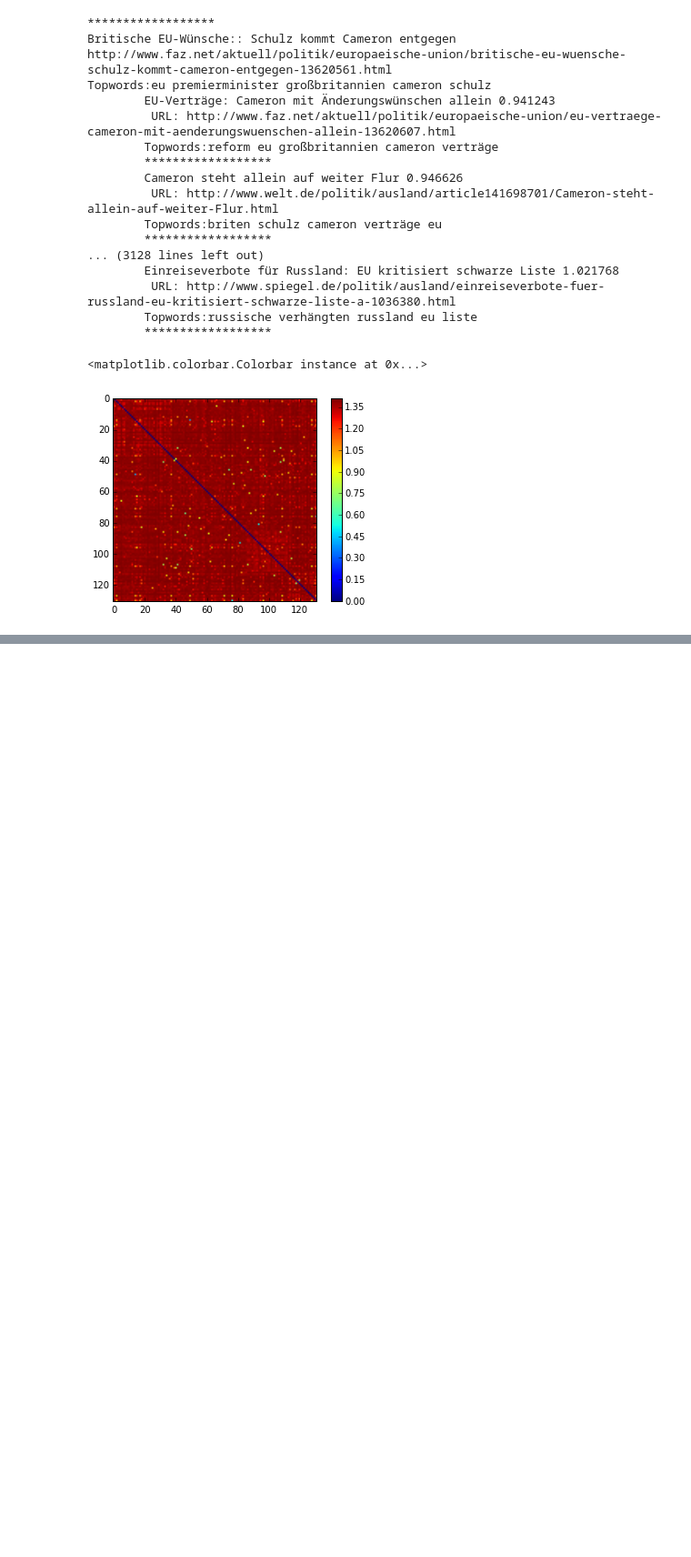
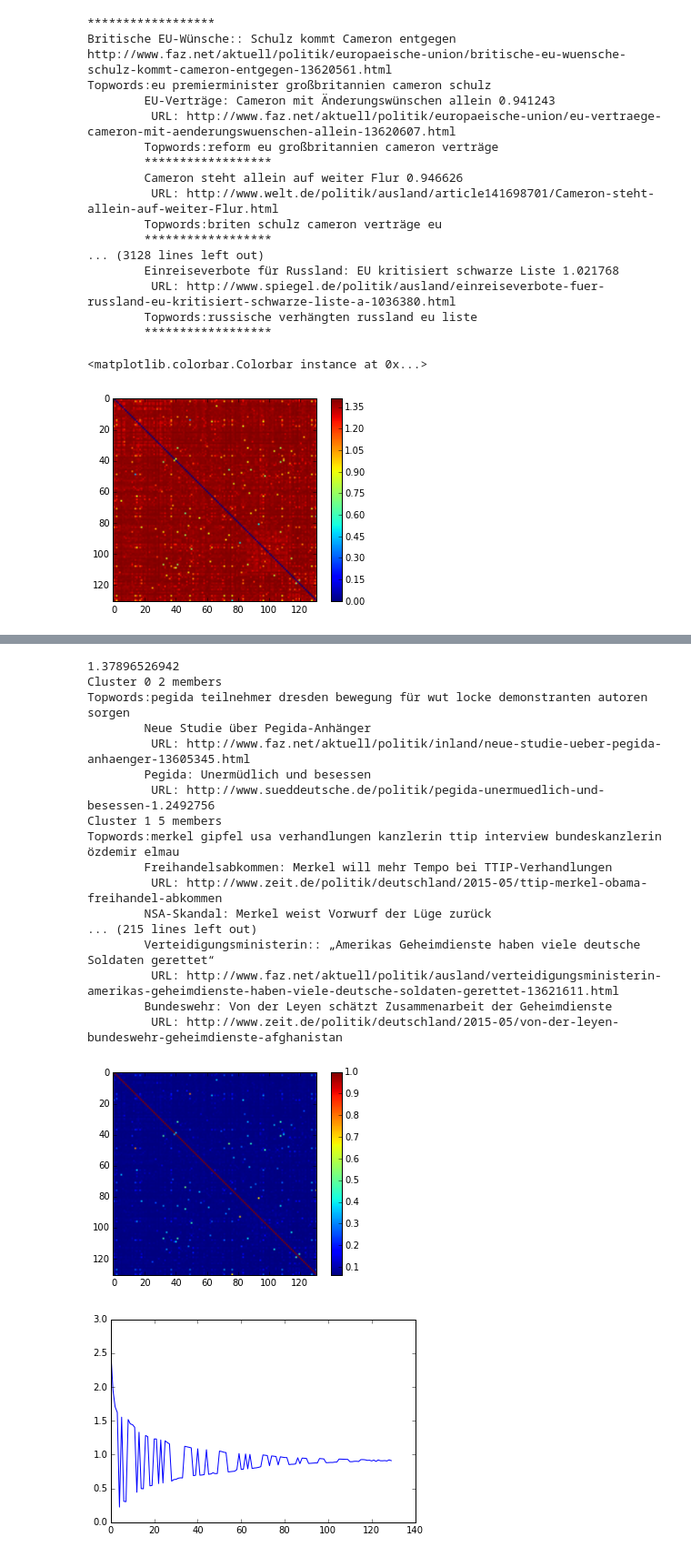
Before and after one commit to kirel/political-affiliation-prediction, a Jupyter notebook: distances.ipynb, the cells around one changed output, grey strips where cells are left out. Shown at 91% size. Saved outputs shown, nothing was run; the diff lists cells and outputs as text; code cells hidden in the pictures; blank space fills up the shorter version.

```diff
--- a/distances.ipynb
+++ b/distances.ipynb
@@ -160,0 +164,56 @@ Topwords:eu premierminister großbritannien cameron schulz
+# %%
+from sklearn.decomposition import KernelPCA
+from sklearn.metrics.pairwise import rbf_kernel
+from sklearn.cluster import KMeans
+from scipy.stats.mstats import zscore
+perc = 100./len(news)
+width = percentile(pairwise_distances(X,metric='l2').flatten(),perc)
+print width
+nclusters = 30
+K = rbf_kernel(X,gamma=width)
+imshow(K)
+colorbar()
+
+eigvals,eigvecs = eig(K)
+figure()
+plot(eigvals[1:])
+Xc = zscore(KernelPCA(n_components=nclusters,kernel='rbf',gamma=width).fit_transform(X))
+#Xc = KernelPCA(n_components=nclusters,kernel='rbf',gamma=1.).fit_transform(X)
+km = KMeans(n_clusters=nclusters).fit(Xc)
+Xc = km.predict(Xc)
+km.cluster_centers_
+hh = histogram(Xc,nclusters)
+#bar(hh[1][:-1],hh[0])
+
+figure()
+imshow(pairwise_distances(km.cluster_centers_,metric='cosine',n_jobs=-1))
+colorbar()
+for cl in range(nclusters):
+    nmembers = (Xc==cl).sum()
+    if nmembers < len(news)*2.0:
+        print 'Cluster %d'%cl + ' %d members'%nmembers
+        members = (Xc==cl).nonzero()[0][:nneighbors]
+        topwords = array(X[members,:].sum(axis=0))[0].argsort()[-10:][-10:][::-1]
+        print 'Topwords:'+' '.join([idx2word[wi] for wi in topwords])
+        for nn in members:
+            print '\t'+articles[nn]['title'] + '\n\t URL: ' +articles[nn]['url']
+# %% [output]
+1.37896526942
+Cluster 0 2 members
+Topwords:pegida teilnehmer dresden bewegung für wut locke demonstranten autoren sorgen
+        Neue Studie über Pegida-Anhänger
+         URL: http://www.faz.net/aktuell/politik/inland/neue-studie-ueber-pegida-anhaenger-13605345.html
+        Pegida: Unermüdlich und besessen
+         URL: http://www.sueddeutsche.de/politik/pegida-unermuedlich-und-besessen-1.2492756
+Cluster 1 5 members
+Topwords:merkel gipfel usa verhandlungen kanzlerin ttip interview bundeskanzlerin özdemir elmau
+        Freihandelsabkommen: Merkel will mehr Tempo bei TTIP-Verhandlungen
+         URL: http://www.zeit.de/politik/deutschland/2015-05/ttip-merkel-obama-freihandel-abkommen
+        NSA-Skandal: Merkel weist Vorwurf der Lüge zurück
+... (215 lines left out)
+        Verteidigungsministerin:: „Amerikas Geheimdienste haben viele deutsche Soldaten gerettet“
+         URL: http://www.faz.net/aktuell/politik/ausland/verteidigungsministerin-amerikas-geheimdienste-haben-viele-deutsche-soldaten-gerettet-13621611.html
+        Bundeswehr: Von der Leyen schätzt Zusammenarbeit der Geheimdienste
+         URL: http://www.zeit.de/politik/deutschland/2015-05/von-der-leyen-bundeswehr-geheimdienste-afghanistan
+[figure, added]
+[figure, added]
```
Also changed, not shown: parts of 4 cells of this notebook, 4 other files.
